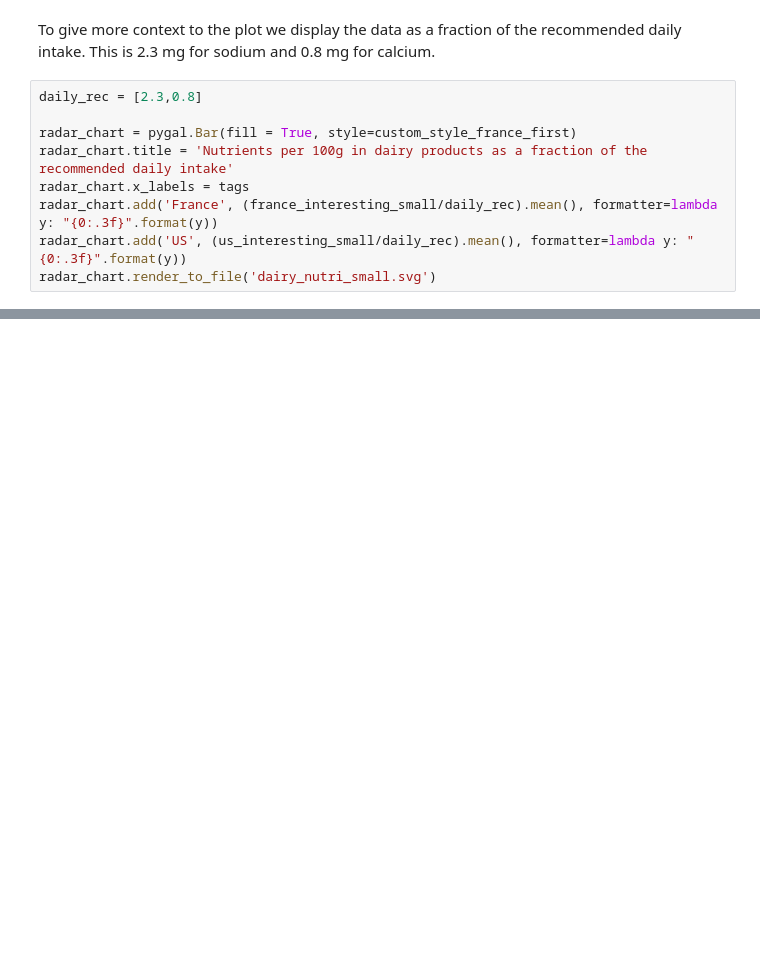
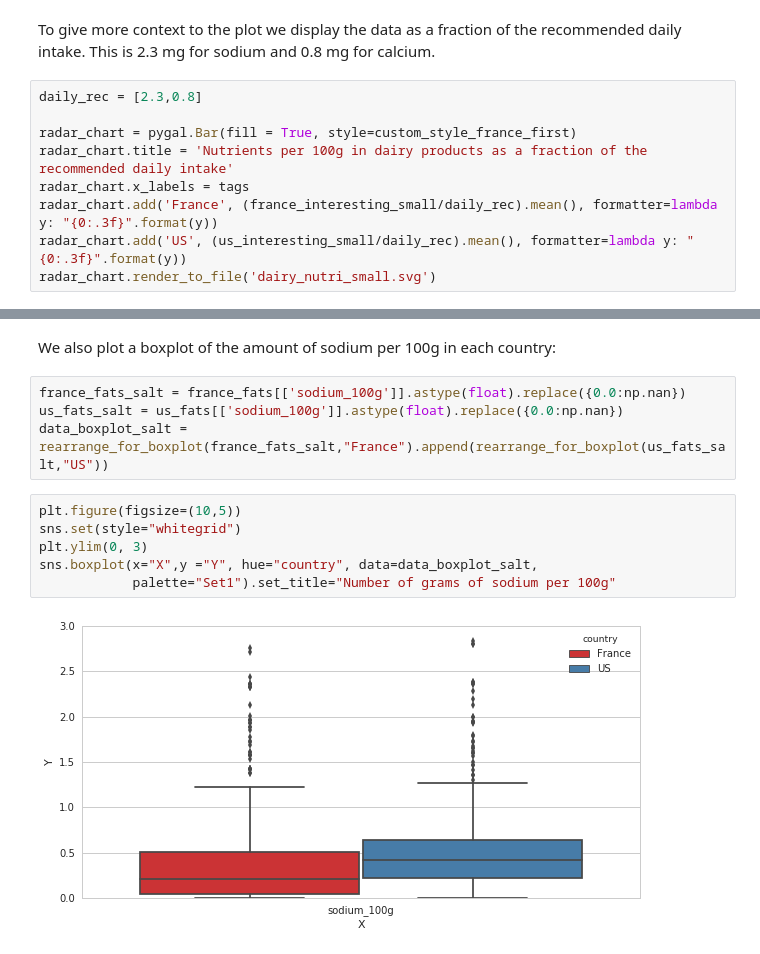
Before and after one commit to emmwel/ADAeda, a Jupyter notebook: Project/data_exploration.ipynb, the cells around one changed output, grey strips where cells are left out. Drawn from its saved outputs; the diff is of its cells as text; blank space fills up the shorter version.

```diff
--- a/Project/data_exploration.ipynb
+++ b/Project/data_exploration.ipynb
@@ -493,0 +640,14 @@ radar_chart.render_to_file('dairy_nutri_small.svg')
+# %% [markdown]
+We also plot a boxplot of the amount of sodium per 100g in each country:
+# %%
+france_fats_salt = france_fats[['sodium_100g']].astype(float).replace({0.0:np.nan})
+us_fats_salt = us_fats[['sodium_100g']].astype(float).replace({0.0:np.nan})
+data_boxplot_salt = rearrange_for_boxplot(france_fats_salt,"France").append(rearrange_for_boxplot(us_fats_salt,"US"))
+# %%
+plt.figure(figsize=(10,5))
+sns.set(style="whitegrid")
+plt.ylim(0, 3)
+sns.boxplot(x="X",y ="Y", hue="country", data=data_boxplot_salt,
+            palette="Set1").set_title="Number of grams of sodium per 100g"
+# %% [output]
+[figure, added]
```
Also changed, not shown: parts of 28 cells of this notebook.
